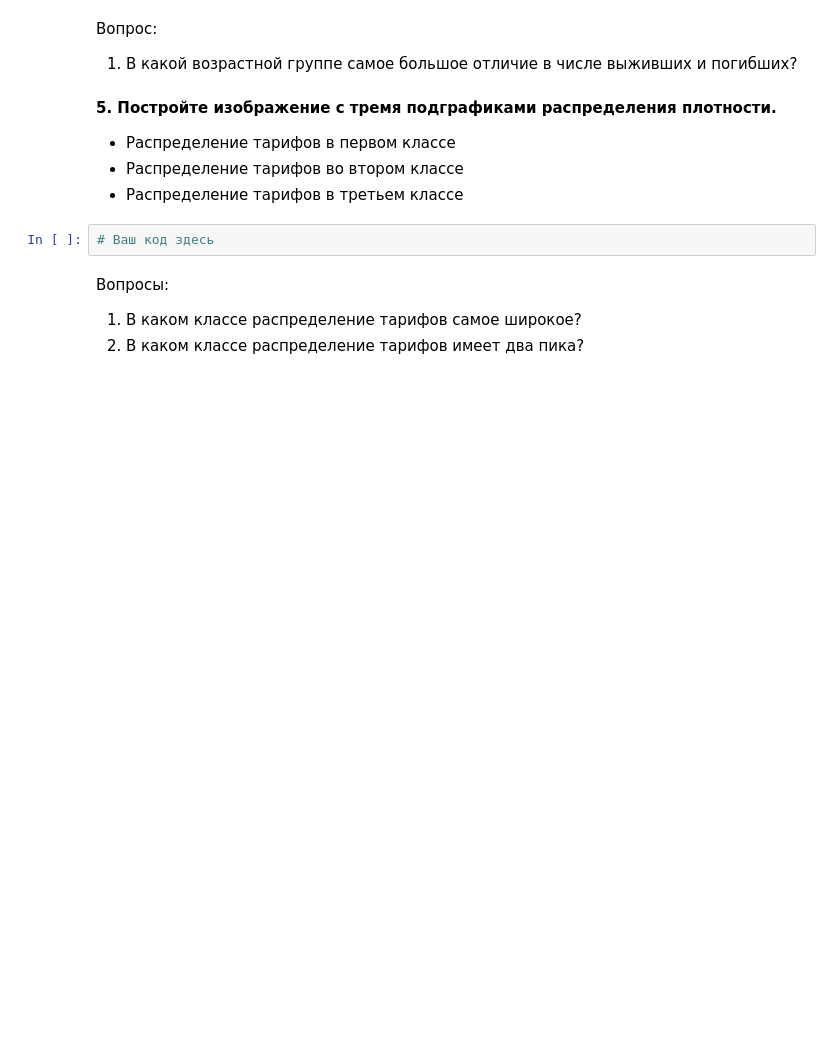
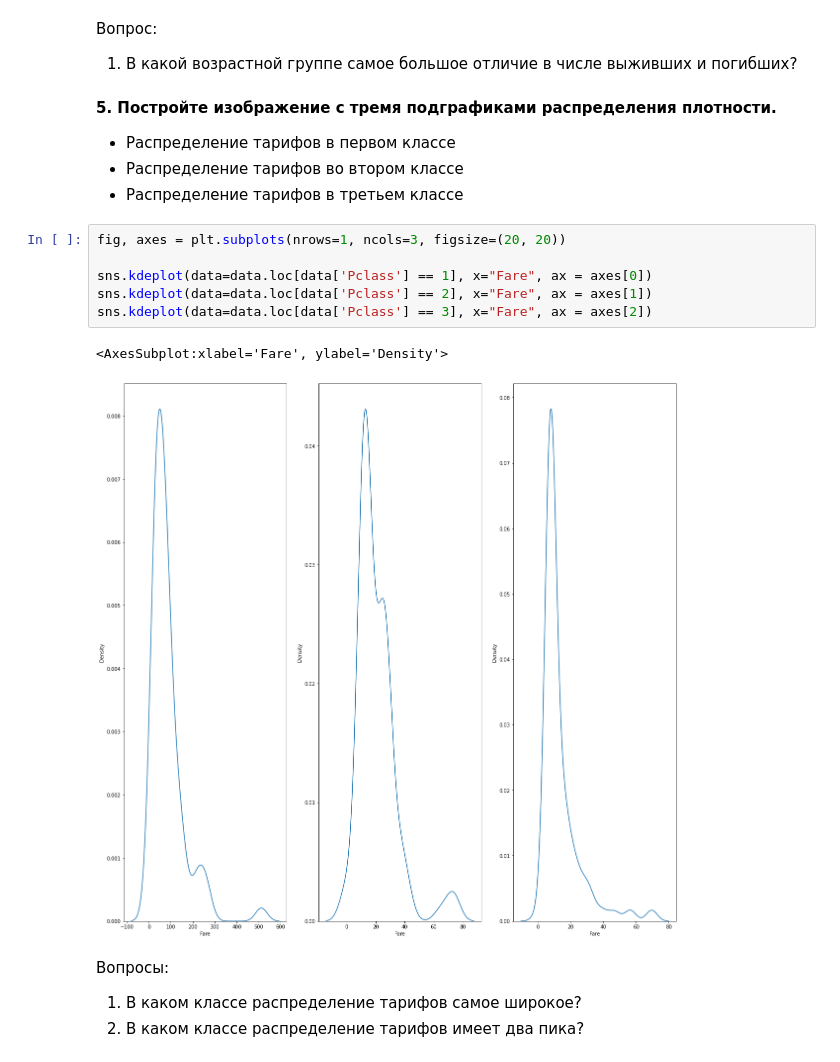
Before and after one commit to airdron/mytracker_mlcourse, a Jupyter notebook: Классная работа 3.ipynb, the cells around one changed output. Saved outputs shown, nothing was run; the diff lists cells and outputs as text; blank space fills up the shorter version.

```diff
--- a/Классная работа 3.ipynb
+++ b/Классная работа 3.ipynb
@@ -165,8 +165,15 @@ ValueError: Cannot pass values for both `x` and `y`
 - Распределение тарифов в первом классе
 - Распределение тарифов во втором классе
 - Распределение тарифов в третьем классе
-# %%
-# Ваш код здесь
+# %%
+fig, axes = plt.subplots(nrows=1, ncols=3, figsize=(20, 20))
+
+sns.kdeplot(data=data.loc[data['Pclass'] == 1], x="Fare", ax = axes[0])
+sns.kdeplot(data=data.loc[data['Pclass'] == 2], x="Fare", ax = axes[1])
+sns.kdeplot(data=data.loc[data['Pclass'] == 3], x="Fare", ax = axes[2])
+# %% [output]
+<AxesSubplot:xlabel='Fare', ylabel='Density'>
+[figure, added]
 # %% [markdown]
 Вопросы:
 1. В каком классе распределение тарифов самое широкое?
```
Also changed, not shown: parts of 1 cell of this notebook.
